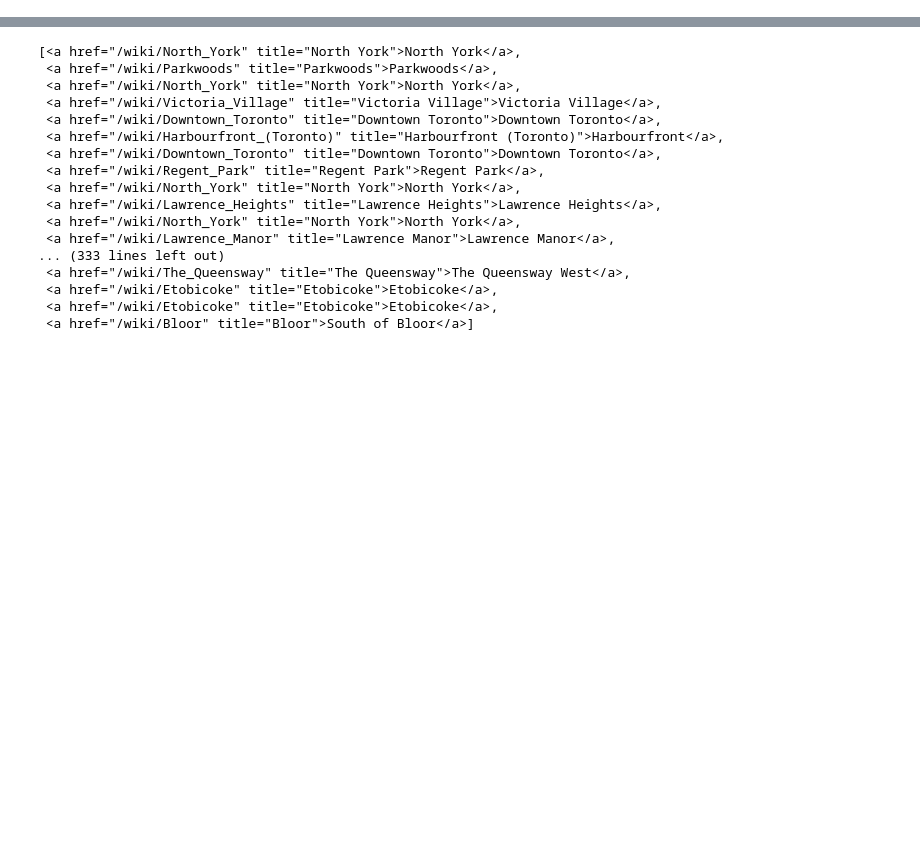
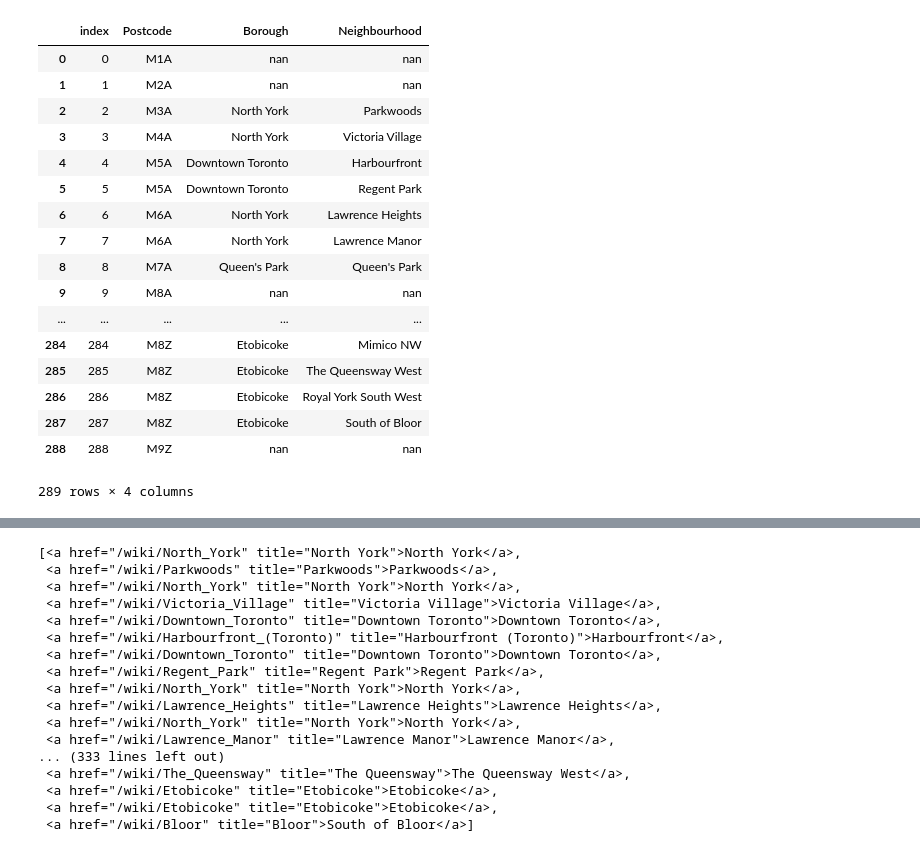
Before and after one commit to srividya006/Coursera_Capstone, a Jupyter notebook: Seg-Clu-Toronto.ipynb, the cells around one changed output, grey strips where cells are left out. Drawn from its saved outputs; the diff is of its cells as text; code cells hidden in the pictures; blank space fills up the shorter version.

```diff
--- a/Seg-Clu-Toronto.ipynb
+++ b/Seg-Clu-Toronto.ipynb
@@ -47,0 +83,3 @@ My_table
+# %%
+df.replace('Not assigned',np.NaN, inplace=True)
+df
@@ -47,0 +126,3 @@ My_table
+# %%
+df.Neighbourhood.fillna(df.Borough, inplace=True)
+df
@@ -47,0 +148,21 @@ My_table
+# %%
+df[df['Borough'].notnull()].reset_index()
+# %% [output]
+|  | index | Postcode | Borough | Neighbourhood |
+| 0 | 0 | M1A | nan | nan |
+| 1 | 1 | M2A | nan | nan |
+| 2 | 2 | M3A | North York | Parkwoods |
+| 3 | 3 | M4A | North York | Victoria Village |
+| 4 | 4 | M5A | Downtown Toronto | Harbourfront |
+| 5 | 5 | M5A | Downtown Toronto | Regent Park |
+| 6 | 6 | M6A | North York | Lawrence Heights |
+| 7 | 7 | M6A | North York | Lawrence Manor |
+| 8 | 8 | M7A | Queen's Park | Queen's Park |
+| 9 | 9 | M8A | nan | nan |
+| ... | ... | ... | ... | ... |
+| 284 | 284 | M8Z | Etobicoke | Mimico NW |
+| 285 | 285 | M8Z | Etobicoke | The Queensway West |
+| 286 | 286 | M8Z | Etobicoke | Royal York South West |
+| 287 | 287 | M8Z | Etobicoke | South of Bloor |
+| 288 | 288 | M9Z | nan | nan |
+289 rows × 4 columns
```
Also changed, not shown: parts of 24 cells of this notebook.
